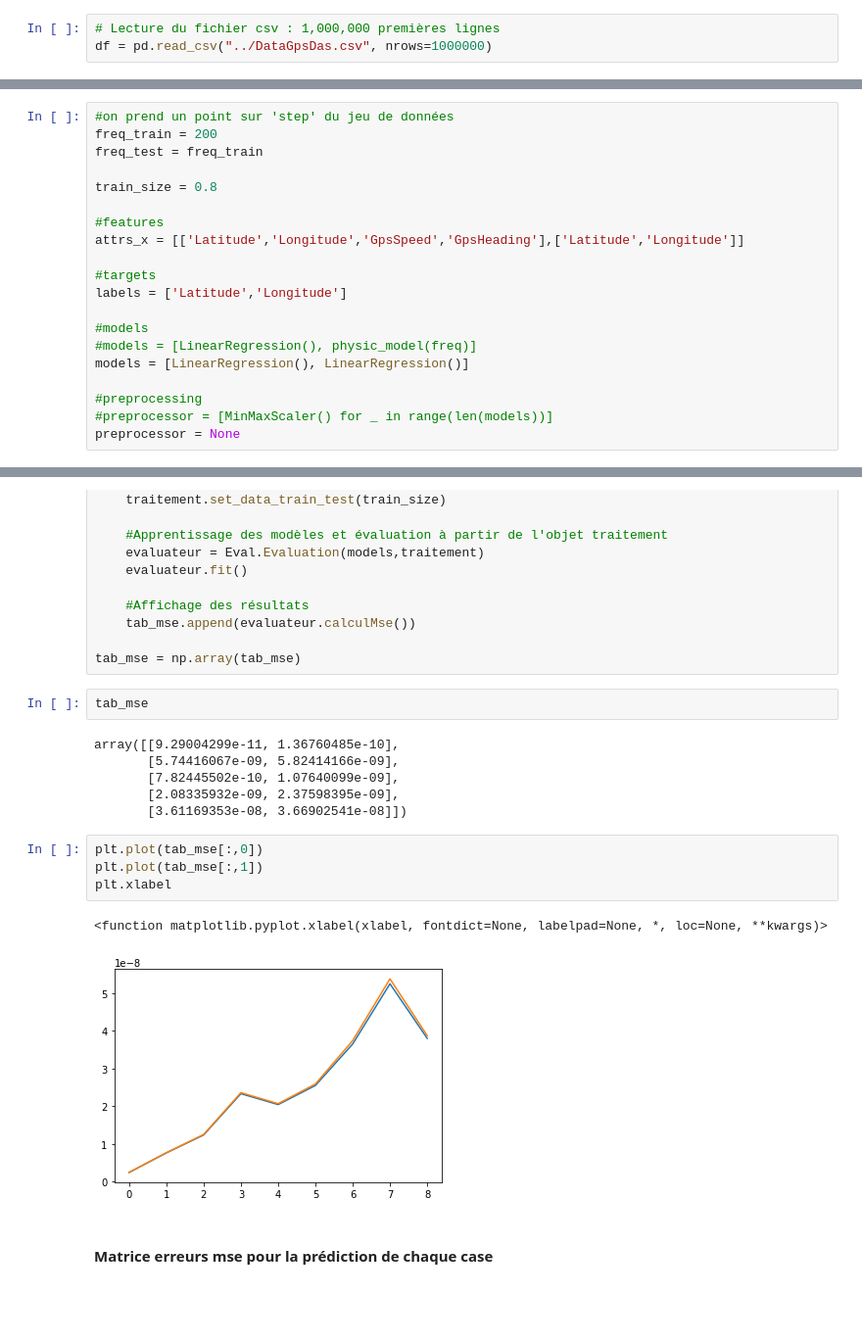
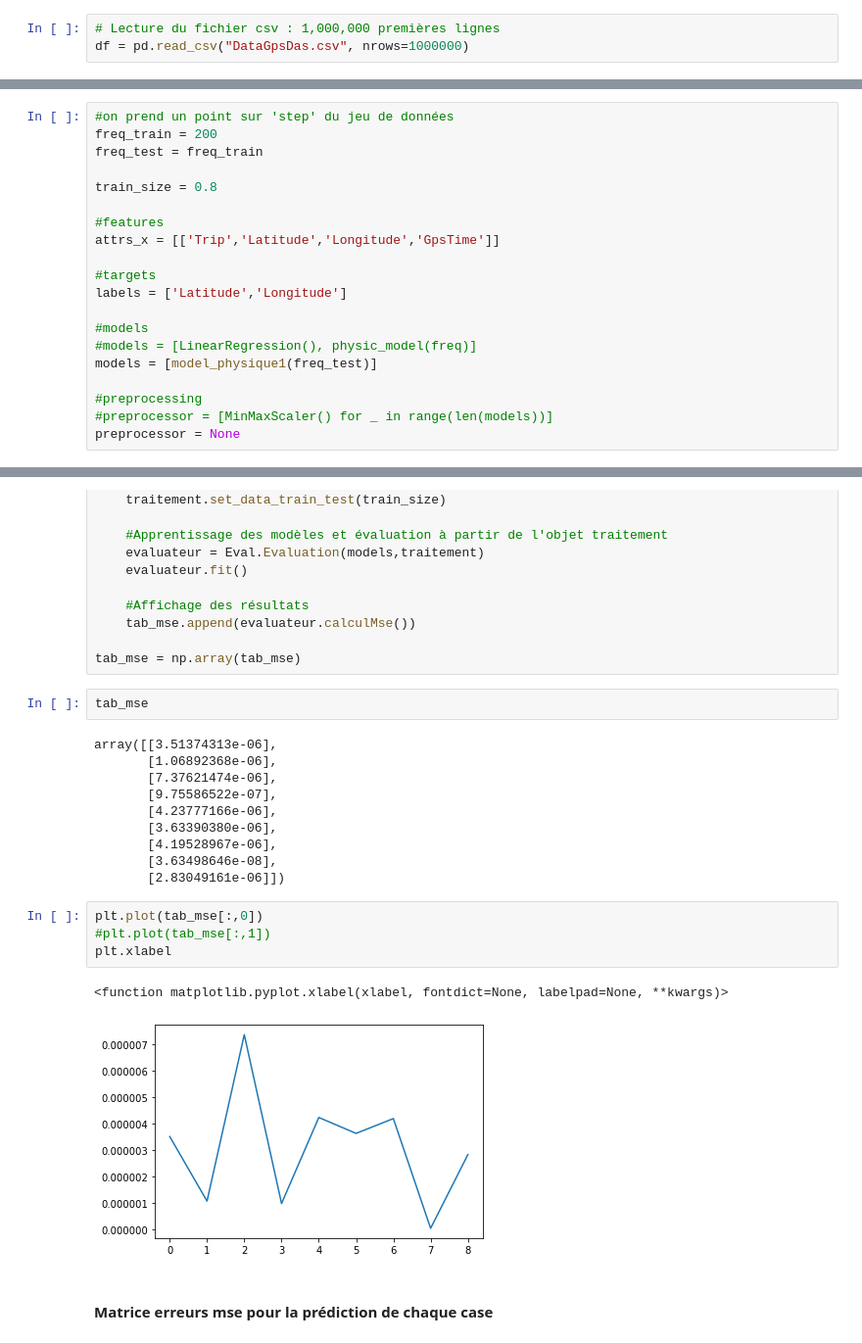
Before and after one commit to FZYUAN-1/pldac_interpolation, a Jupyter notebook: PROJET GPS 2.ipynb, the cells around one changed output, grey strips where cells are left out. Shown at 98% size. Saved outputs shown, nothing was run; the diff lists cells and outputs as text; blank space fills up the shorter version.

```diff
--- a/PROJET GPS 2.ipynb
+++ b/PROJET GPS 2.ipynb
@@ -15,7 +15,7 @@ import dataVisualization as dv
 ### Lecture du fichier
 # %%
 # Lecture du fichier csv : 1,000,000 premières lignes
-df = pd.read_csv("../DataGpsDas.csv", nrows=1000000)
+df = pd.read_csv("DataGpsDas.csv", nrows=1000000)
 # %% [markdown]
 ### Trie des données
 # %%
@@ -74,14 +74,14 @@ freq_test = freq_train
 train_size = 0.8
 
 #features
-attrs_x = [['Latitude','Longitude','GpsSpeed','GpsHeading'],['Latitude','Longitude']]
+attrs_x = [['Trip','Latitude','Longitude','GpsTime']]
 
 #targets
 labels = ['Latitude','Longitude']
 
 #models
 #models = [LinearRegression(), physic_model(freq)]
-models = [LinearRegression(), LinearRegression()]
+models = [model_physique1(freq_test)]
 
 #preprocessing
 #preprocessor = [MinMaxScaler() for _ in range(len(models))]
@@ -159,18 +153,22 @@ tab_mse = np.array(tab_mse)
 # %%
 tab_mse
 # %% [output]
-array([[9.29004299e-11, 1.36760485e-10],
-       [5.74416067e-09, 5.82414166e-09],
-       [7.82445502e-10, 1.07640099e-09],
-       [2.08335932e-09, 2.37598395e-09],
-       [3.61169353e-08, 3.66902541e-08]])
+array([[3.51374313e-06],
+       [1.06892368e-06],
+       [7.37621474e-06],
+       [9.75586522e-07],
+       [4.23777166e-06],
+       [3.63390380e-06],
+       [4.19528967e-06],
+       [3.63498646e-08],
+       [2.83049161e-06]])
 # %%
 plt.plot(tab_mse[:,0])
-plt.plot(tab_mse[:,1])
+#plt.plot(tab_mse[:,1])
 plt.xlabel
 # %% [output]
-<function matplotlib.pyplot.xlabel(xlabel, fontdict=None, labelpad=None, *, loc=None, **kwargs)>
+<function matplotlib.pyplot.xlabel(xlabel, fontdict=None, labelpad=None, **kwargs)>
-[figure, old version]
+[figure, new version]
 # %% [markdown]
 #### Matrice erreurs mse pour la prédiction de chaque case
 # %%
```
Also changed, not shown: parts of 10 cells of this notebook, 2 other files.
